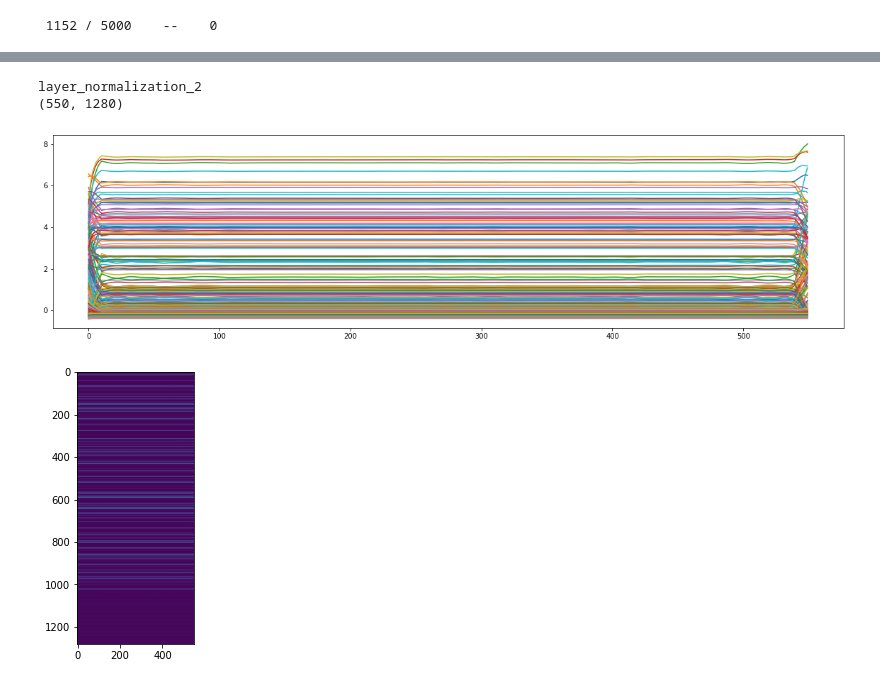
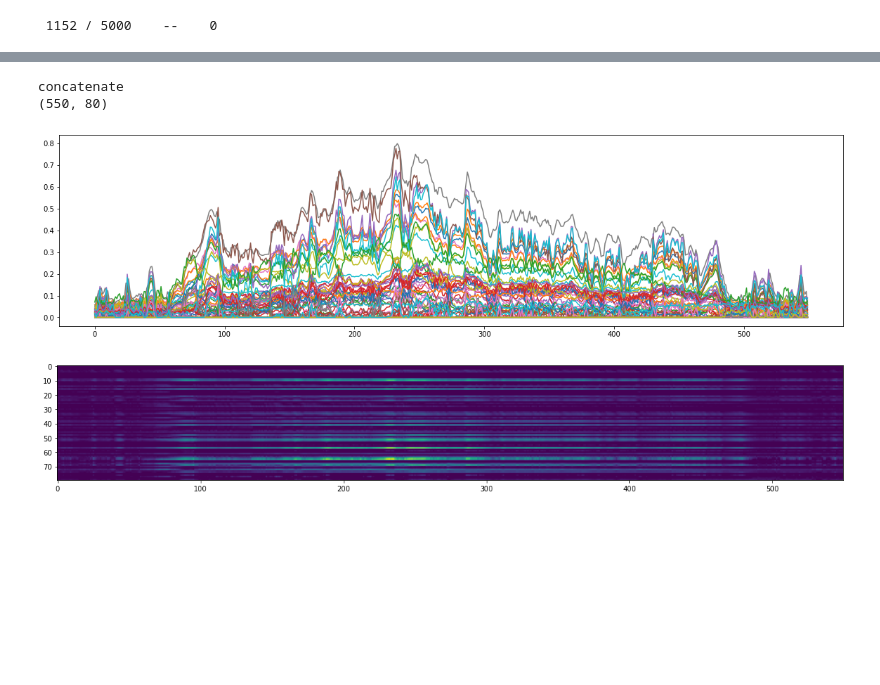
Before and after one commit to dercodeKoenig/trc-project, a Jupyter notebook: lstm/test.ipynb, the cells around one changed output, grey strips where cells are left out. Cells and saved outputs as stored; diff of their text form; code cells hidden in the pictures; blank space fills up the shorter version.

```diff
--- a/lstm/test.ipynb
+++ b/lstm/test.ipynb
@@ -345,7 +333,7 @@ try:
 
 
         candle = test.iloc[i]
-        _, h, l, o, c = candle
+        _, o, h, l, c = candle
         x.add_new_candle(i,o,h,l,c)
         nm, c_win, win = x.evaluate()
         cc = x.candles[-1]
@@ -505,27 +493,27 @@ plt.show()
 # %%
 import cv2
 
-feature_extractor = tf.keras.Model(inputs = model.inputs[0], outputs = model.layers[14].output)
-#feature_extractor = tf.keras.Model(inputs = model.inputs[0], outputs = model.layers[4].output)
+#feature_extractor = tf.keras.Model(inputs = model.inputs[0], outputs = model.layers[14].output)
+feature_extractor = tf.keras.Model(inputs = model.inputs[0], outputs = model.layers[4].output)
 #feature_extractor.summary()
 print(feature_extractor.layers[-1].name)
 output = feature_extractor(d.reshape(1, seq_len, -1))
 #output  = tf.keras.layers.LayerNormalization()(output)
 #output = model.layers[13](output)
 output = output[0].numpy()
 print(output.shape)
 plt.figure(figsize=(20,5))
 for i in output.T:
     plt.plot(i)
 plt.show()
 
 plt.figure(figsize=(20,5))
 #img = cv2.resize(output.T,(2000,500))
 img = output.T
 plt.imshow(img, aspect='1')
 plt.show()
 # %% [output]
-layer_normalization_2
-(550, 1280)
+concatenate
+(550, 80)
-[figure, old version]
+[figure, new version]
-[figure, old version]
+[figure, new version]
```
Also changed, not shown: parts of 9 cells of this notebook, 6 other files.
